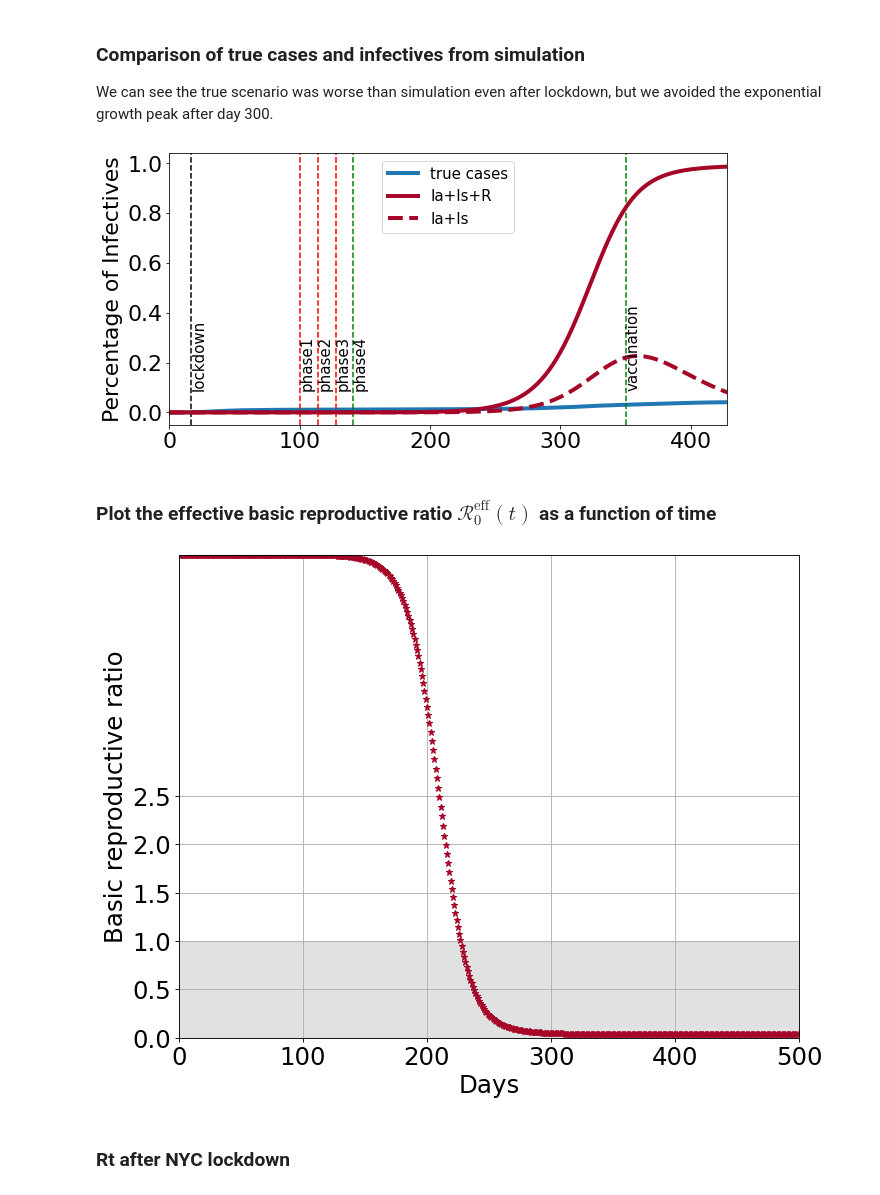
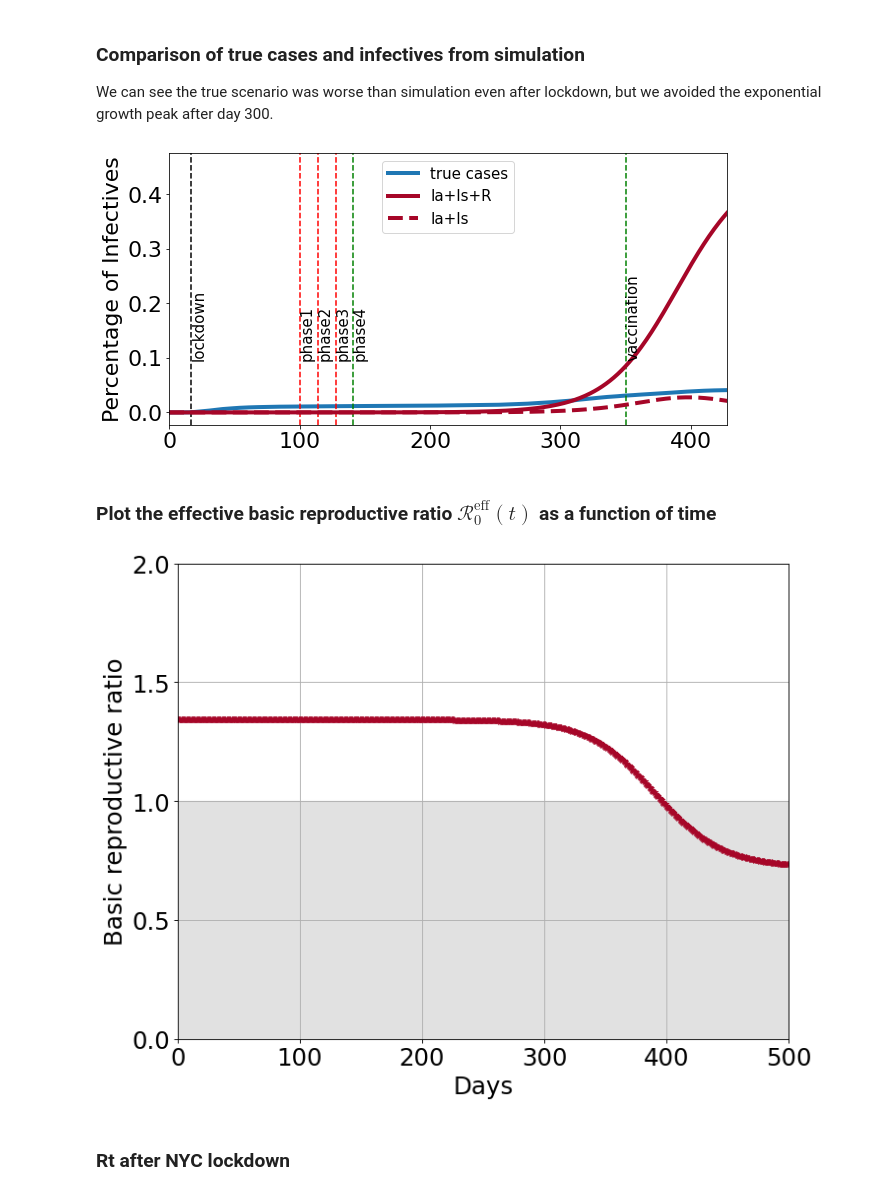
Before and after one commit to tc2992/AdvPython_Project, a Jupyter notebook: COVID_NYC_SEIR_YL.ipynb, the cells around one changed output. Saved outputs shown, nothing was run; the diff lists cells and outputs as text; code cells hidden in the pictures.

```diff
--- a/COVID_NYC_SEIR_YL.ipynb
+++ b/COVID_NYC_SEIR_YL.ipynb
@@ -264,13 +274,15 @@ https://www.sciencedirect.com/science/article/pii/S1201971221000187
 M = 1                  # the SIR model has no age structure
 Ni =  18804000*np.ones(M)   # so there is only one age group
 N = np.sum(Ni)         # and the total population is the size of this age group
-
+gamma = 1/7           # duration period is 7 days
+d = 0.006             # natural death rate is 0.6%
+k = 1/2               # incubation period can be 2-14 days, use 2 as worse case simulation
 
 alpha = 0.52            # fraction of asymptomatic infectives
 beta  = 0.2            # infection rate
-gIa   = 0.04            # removal rate of asymptomatic infectives
-gIs   = 0.04            # removal rate of symptomatic infectives
-gE    = 0.04           # removal rate of E
+gIa   = gamma+d           # removal rate of asymptomatic infectives
+gIs   = gamma+d            # removal rate of symptomatic infectives
+gE    = k+d          # removal rate of E
 fsa   = 1              # Fraction by which symptomatic individuals do not self isolate
 
 E0  = np.array([0])
@@ -348,22 +360,22 @@ plt.xlim([0, 428])
 plt.legend(fontsize=15)
 plt.show()
 # %% [output]
-[figure, old version]
+[figure, new version]
 # %% [markdown]
 ### Plot the effective basic reproductive ratio $\mathcal R_0^{\text{eff}}(t)$ as a function of time
 # %%
 fig = plt.figure(num=None, figsize=(10, 8), dpi=80, facecolor='w', edgecolor='k')
 
 C=np.identity(M); contactMatrix = pyross.contactMatrix.SIR(0.25*C, 0.25*C, 0.25*C, 0.25*C)
 r0de = contactMatrix.basicReproductiveRatio(data, state='dynamic')
 
 plt.fill_between(t, 0, t*0+1, color="dimgrey", alpha=0.2); plt.ylabel('Basic reproductive ratio')
 plt.plot(r0de, '*', color='#A60628')
 plt.xlabel('Days'); plt.grid()
 plt.autoscale(enable=True, axis='x', tight=True);
-plt.yticks(np.arange(0, 3, step=0.5)); plt.ylim(0,5);
+plt.yticks(np.arange(0, 3, step=0.5)); plt.ylim(0,2);
 # %% [output]
-[figure, old version]
+[figure, new version]
 # %% [markdown]
 ### Rt after NYC lockdown
 # %%
```
Also changed, not shown: parts of 6 cells of this notebook.
